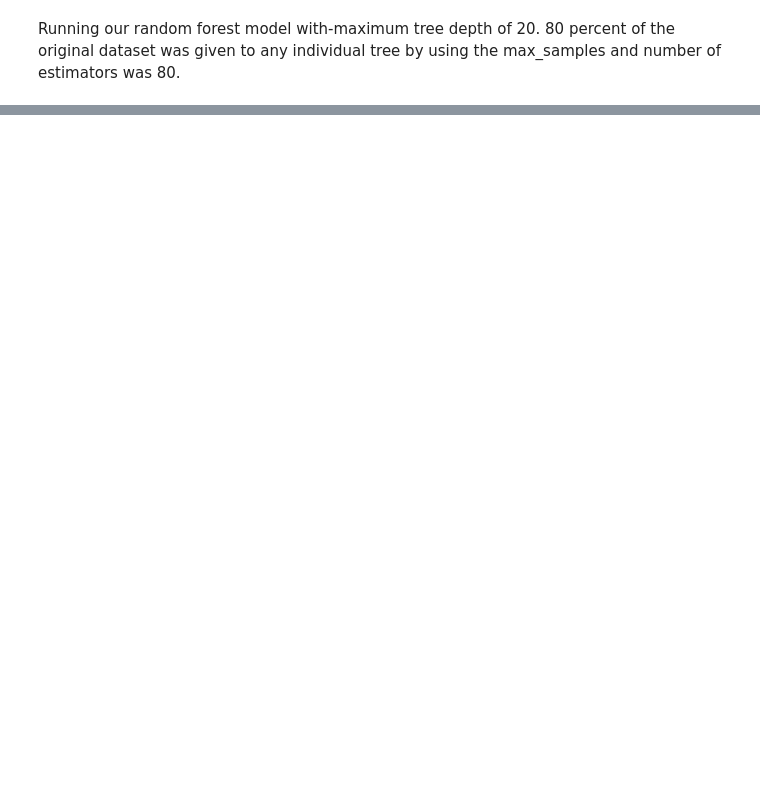
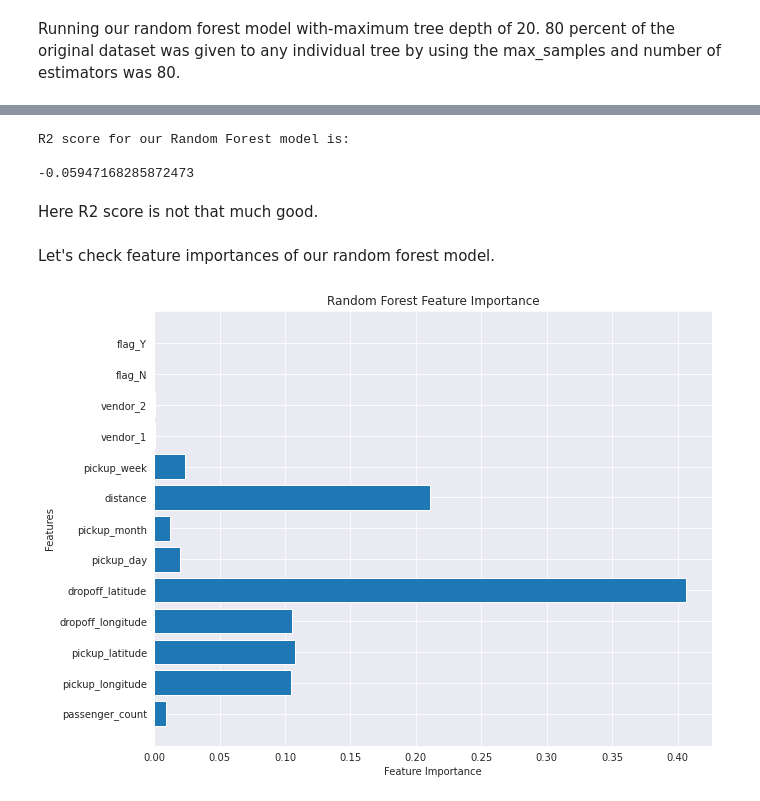
Before and after one commit to jogapritam/NYC-Taxi-Trip-Time-Prediction, a Jupyter notebook: NYC_Taxi_Trip_Time_Prediction_Jogapritam_Sahu_.ipynb, the cells around one changed output, grey strips where cells are left out. Saved outputs shown, nothing was run; the diff lists cells and outputs as text; code cells hidden in the pictures; blank space fills up the shorter version.

```diff
--- a/NYC_Taxi_Trip_Time_Prediction_Jogapritam_Sahu_.ipynb
+++ b/NYC_Taxi_Trip_Time_Prediction_Jogapritam_Sahu_.ipynb
@@ -985,0 +964,9 @@ Root mean squared error for our Random Forest model is:
+# %%
+#R2 score
+print(f'R2 score for our Random Forest model is:\n\n{r2_score(y_rf_test,y_rf_pred)}')
+# %% [output]
+R2 score for our Random Forest model is:
+
+-0.05947168285872473
+# %% [markdown]
+Here R2 score is not that much good.
@@ -985,0 +979,11 @@ Root mean squared error for our Random Forest model is:
+# %% [markdown]
+Let's check feature importances of our random forest model.
+# %%
+plt.figure(figsize=(10,8))
+plt.barh(features_rf, reg.feature_importances_)
+plt.title("Random Forest Feature Importance")
+plt.xlabel("Feature Importance")
+plt.ylabel("Features")
+plt.show()
+# %% [output]
+[figure, added]
```
Also changed, not shown: parts of 9 cells of this notebook.
